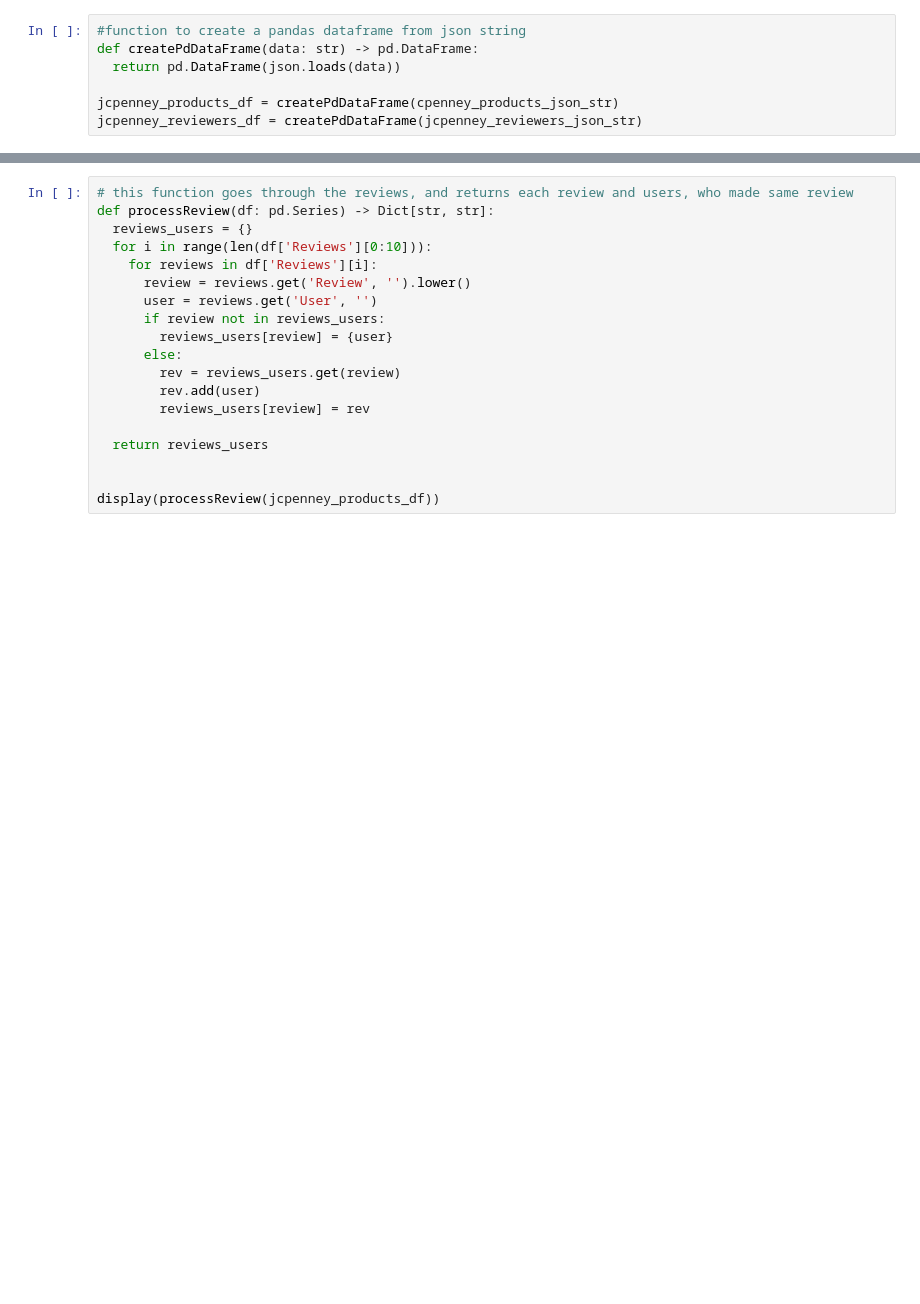
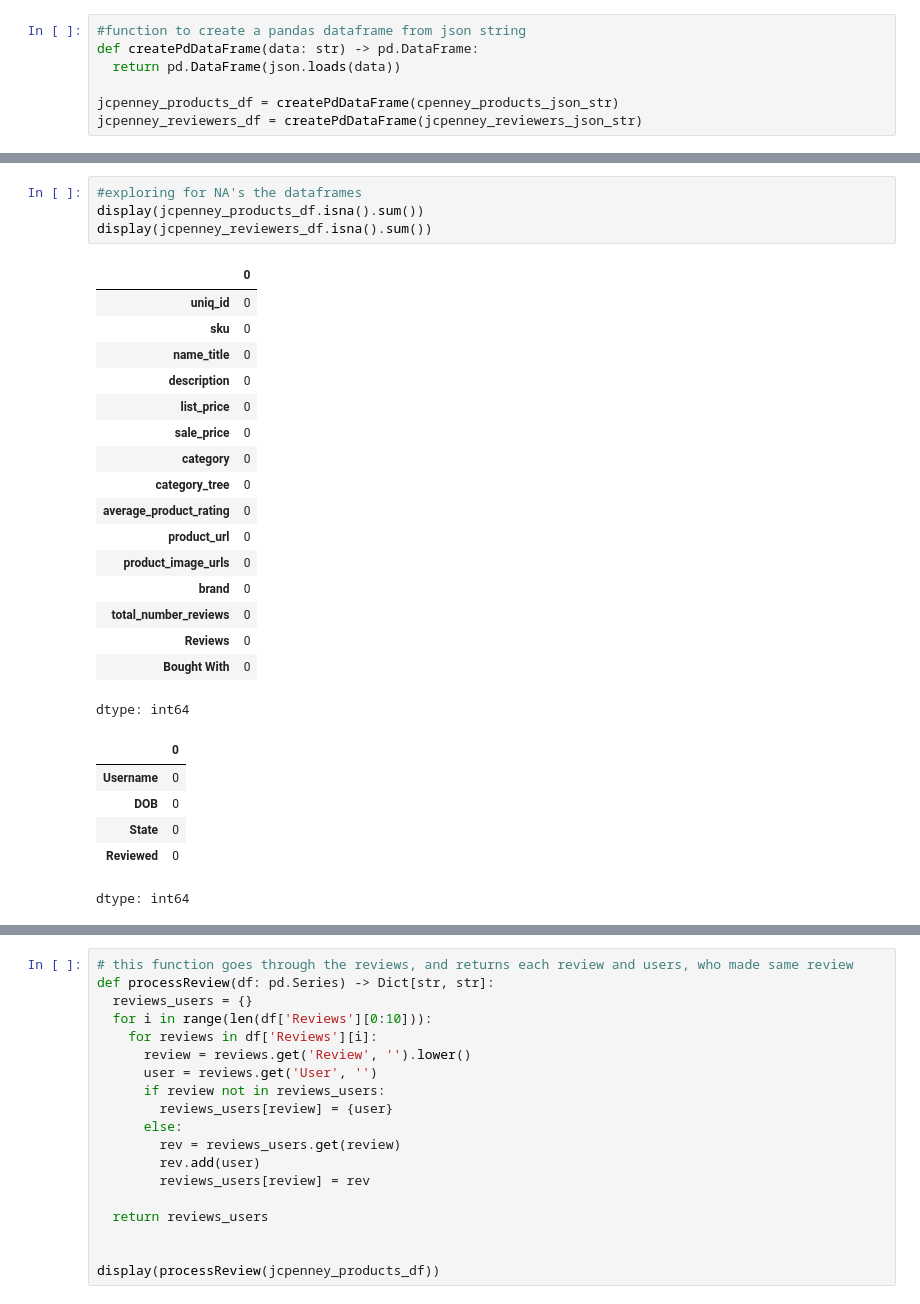
Before and after one commit to ovieimara/ITNPBD2, a Jupyter notebook: Assignment_ITNPBD2.ipynb, the cells around one changed output, grey strips where cells are left out. Drawn from its saved outputs; the diff is of its cells as text; blank space fills up the shorter version.

```diff
--- a/Assignment_ITNPBD2.ipynb
+++ b/Assignment_ITNPBD2.ipynb
@@ -196,0 +485,28 @@ jcpenney_products_df.describe()
+# %%
+#exploring for NA's the dataframes
+display(jcpenney_products_df.isna().sum())
+display(jcpenney_reviewers_df.isna().sum())
+# %% [output]
+|  | 0 |
+| uniq_id | 0 |
+| sku | 0 |
+| name_title | 0 |
+| description | 0 |
+| list_price | 0 |
+| sale_price | 0 |
+| category | 0 |
+| category_tree | 0 |
+| average_product_rating | 0 |
+| product_url | 0 |
+| product_image_urls | 0 |
+| brand | 0 |
+| total_number_reviews | 0 |
+| Reviews | 0 |
+| Bought With | 0 |
+dtype: int64
+|  | 0 |
+| Username | 0 |
+| DOB | 0 |
+| State | 0 |
+| Reviewed | 0 |
+dtype: int64
```
Also changed, not shown: parts of 39 cells of this notebook.
